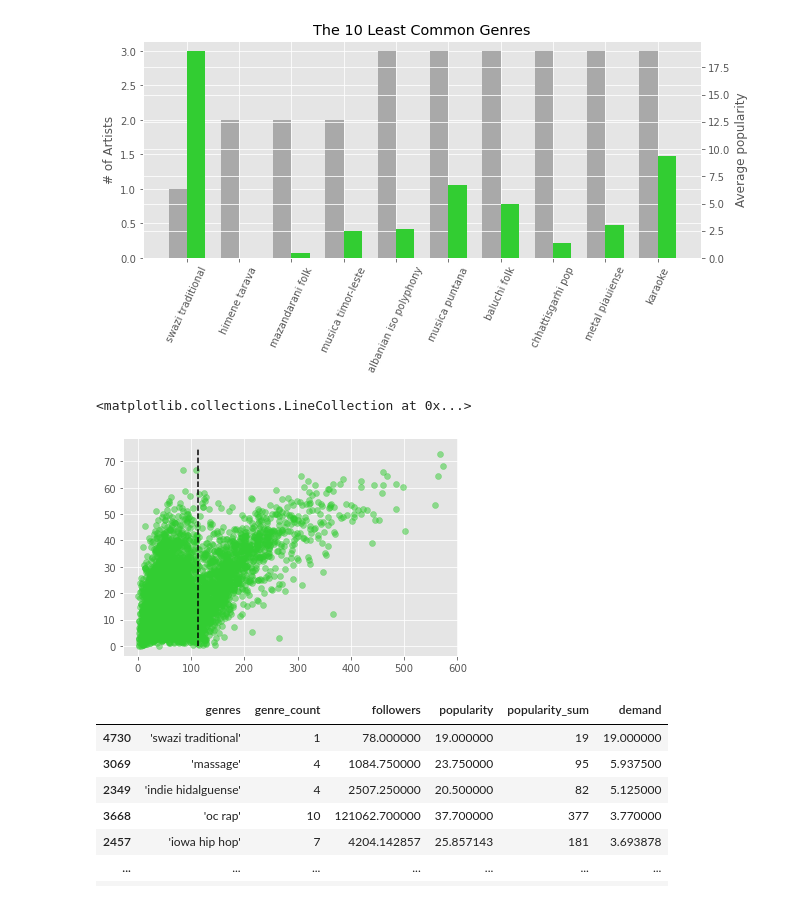
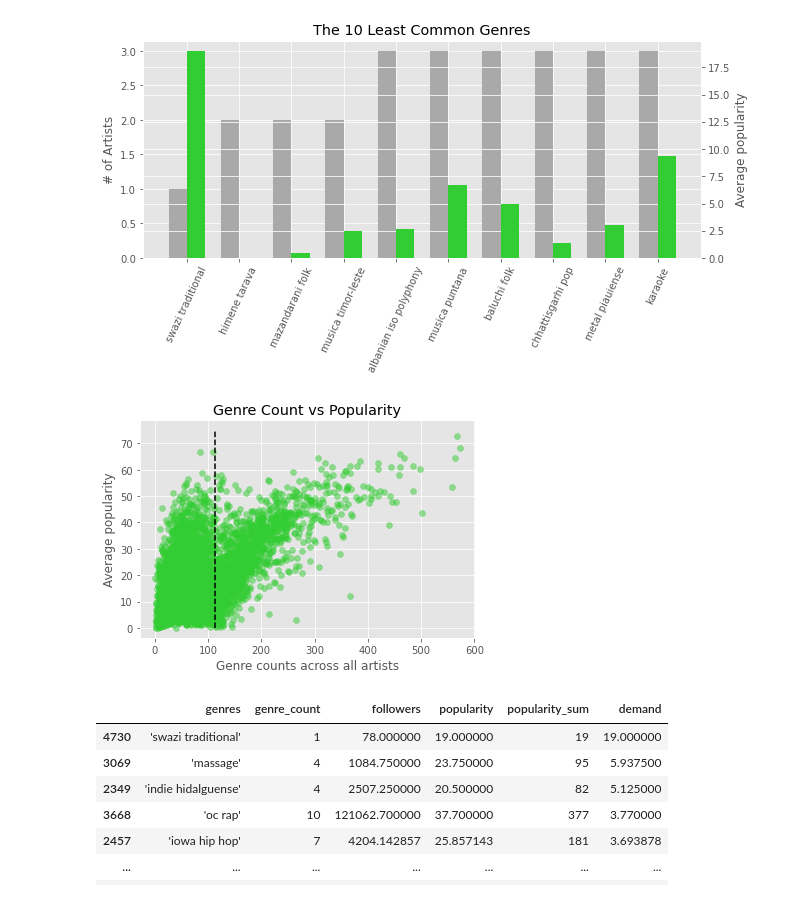
Before and after one commit to mattslatt/music_in_motion_acoustic_signatures, a Jupyter notebook: notebooks/artists.ipynb, the cells around one changed output. Saved outputs shown, nothing was run; the diff lists cells and outputs as text; code cells hidden in the pictures.

```diff
--- a/notebooks/artists.ipynb
+++ b/notebooks/artists.ipynb
@@ -249,16 +249,15 @@ plt.savefig('/home/matt/dsi_galvanize/capstones/spotify/img/bottom_10_genres_cou
 # %%
 # Does genre count track with popularity?
 
 fig, ax = plt.subplots()
 ax.scatter(genre_count_popularity['genre_count'], genre_count_popularity['popularity'], color='limegreen', alpha=0.5)
 ax.vlines(genre_count['genre_count'].quantile(0.75), 0, 75, colors='black',linestyles='dashed', label='90th percentile')
-ax.set_xlabel('Genre count')
+ax.set_xlabel('Genre counts across all artists')
 ax.set_ylabel('Average popularity')
-ax.set_title('Genre Count vs P')
+ax.set_title('Genre Count vs Popularity')
 plt.savefig('/home/matt/dsi_galvanize/capstones/spotify/img/genre_count_popularity_scatter.png')
 # %% [output]
-<matplotlib.collections.LineCollection at 0x...>
-[figure, old version]
+[figure, new version]
 # %%
 # Calculate a genre demand, as the ratio of genre_count to popularity
 genre_metrics['demand'] = genre_metrics['popularity'] / genre_metrics['genre_count']
```
Also changed, not shown: 2 other files.
